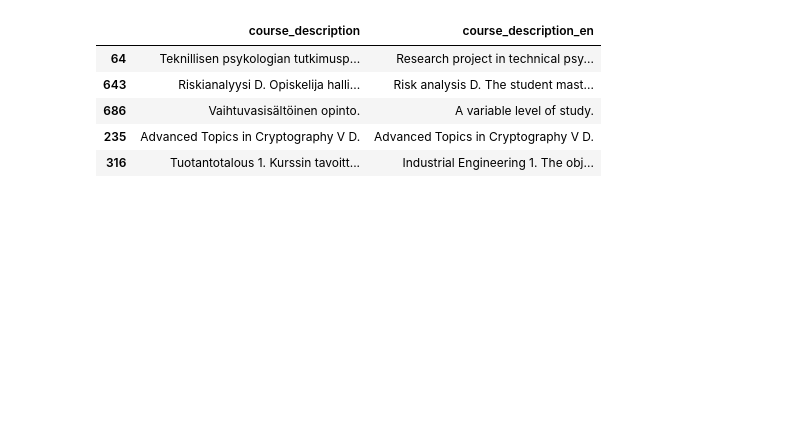
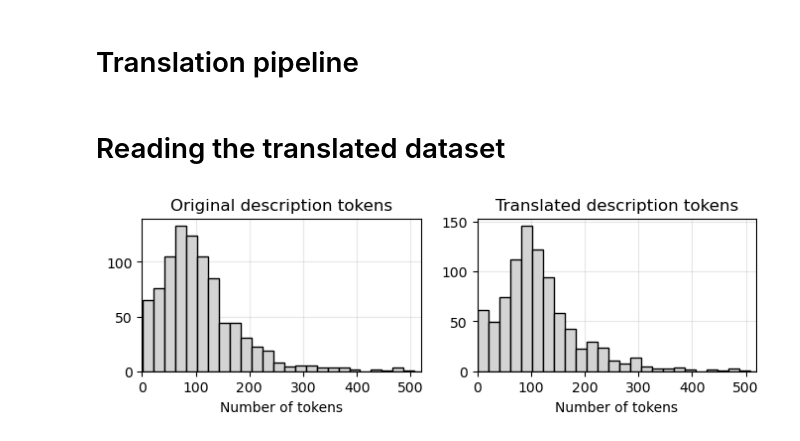
Before and after one commit to jiemingyou/NLP-project, a Jupyter notebook: preprocessing/translation_notebook.ipynb, the cells around one changed output. Cells and saved outputs as stored; diff of their text form; code cells hidden in the pictures; blank space fills up the shorter version.

```diff
--- a/preprocessing/translation_notebook.ipynb
+++ b/preprocessing/translation_notebook.ipynb
@@ -1,3 +1,5 @@
+# %% [markdown]
+# Translation pipeline
 # %%
 import pandas as pd
 from datasets import Dataset
@@ -23,13 +25,36 @@ dataset.to_parquet("translated_course_data.parquet")
+# %% [markdown]
+# Reading the translated dataset
 # %%
 import pandas as pd
 pd.set_option('display.max_colwidth', None)
-df = pd.read_parquet("translated_course_data.parquet")
+df = pd.read_csv("translated_course_data_V2.csv")
-# %%
-df[["course_description", "course_description_en"]].sample(5)
-# %% [output]
-|  | course_description | course_description_en |
-| 64 | Teknillisen psykologian tutkimusp... | Research project in technical psy... |
-| 643 | Riskianalyysi D. Opiskelija halli... | Risk analysis D. The student mast... |
-| 686 | Vaihtuvasisältöinen opinto. | A variable level of study. |
-| 235 | Advanced Topics in Cryptography V D. | Advanced Topics in Cryptography V D. |
-| 316 | Tuotantotalous 1. Kurssin tavoitt... | Industrial Engineering 1. The obj... |
+# %%
+import matplotlib.pyplot as plt
+
+fig, ax = plt.subplots(1, 2, figsize=(8, 2))
+# Calculate the length of the course descriptions in tokens (course_description_en)
+df["course_description"].str.split().apply(len).hist(
+    bins=50,
+    ax=ax[0],
+    color="lightgray",
+    edgecolor="black",
+)
+df["course_description_en"].str.split().apply(len).hist(
+    bins=50,
+    ax=ax[1],
+    color="lightgray",
+    edgecolor="black",
+)
+
+ax[0].set_title("Original description tokens")
+ax[1].set_title("Translated description tokens")
+
+for i in range(2):
+    ax[i].set_xlim([0, 520])
+    ax[i].grid(alpha=0.3)
+    ax[i].set_axisbelow(True)
+    ax[i].set_xlabel("Number of tokens")
+
+plt.show()
+# %% [output]
+[figure, added]
```
Also changed, not shown: parts of 10 cells of this notebook.
